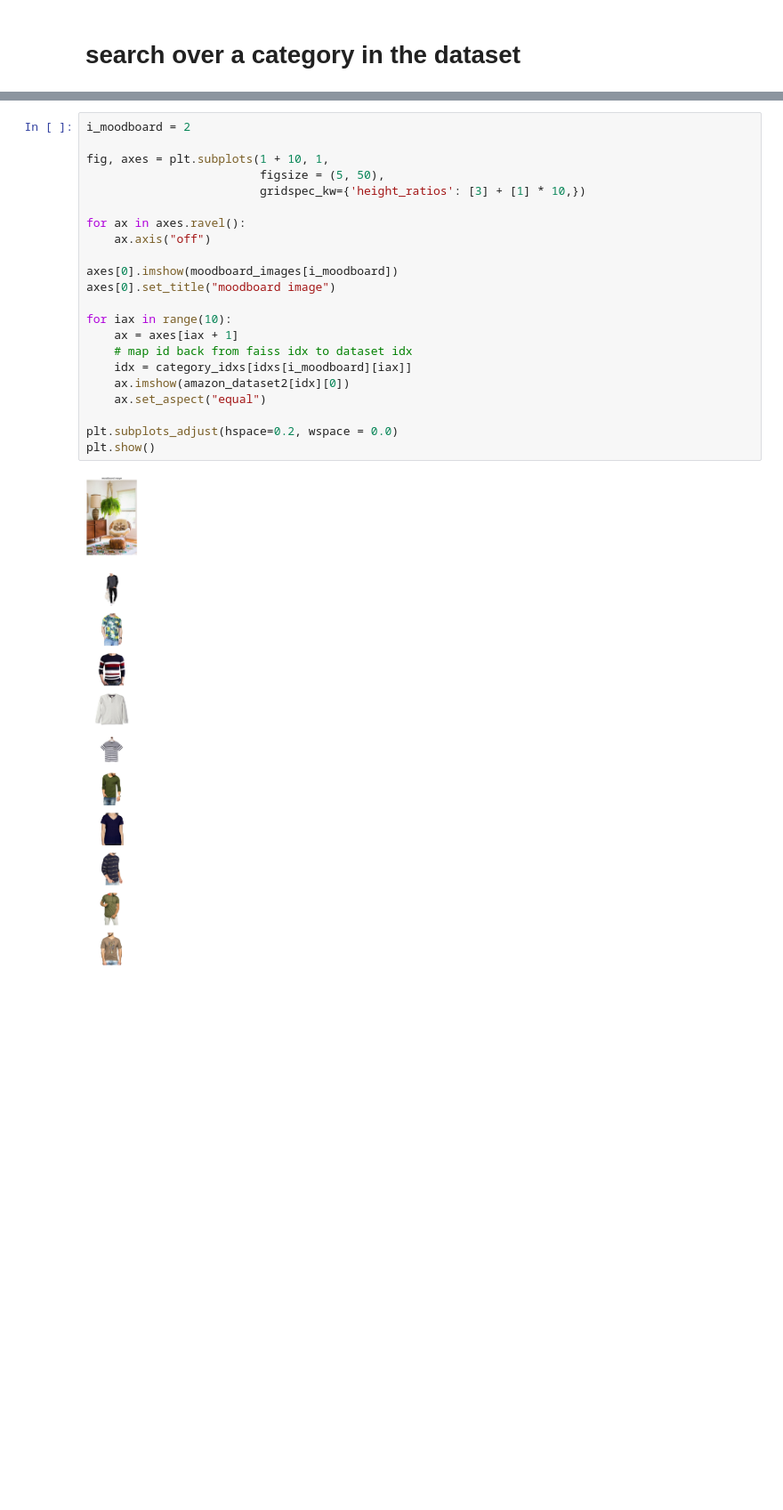
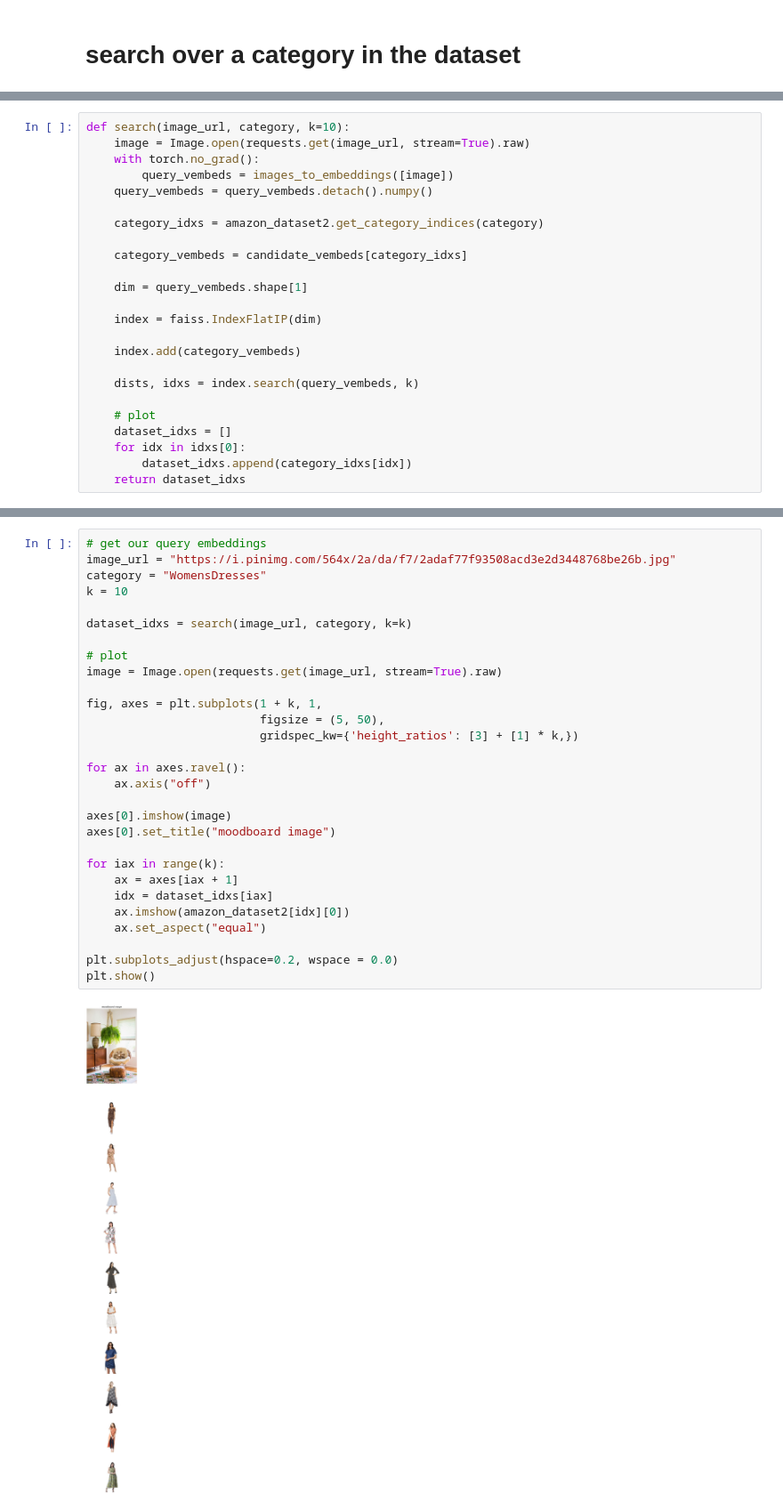
Before and after one commit to jonberliner/moodboard, a Jupyter notebook: moodboard rec with CLIP amazon dataset.ipynb, the cells around one changed output, grey strips where cells are left out. Shown at 89% size. Saved outputs shown, nothing was run; the diff lists cells and outputs as text; blank space fills up the shorter version.

Commit message:
runs with single search function

```diff
--- a/moodboard rec with CLIP amazon dataset.ipynb
+++ b/moodboard rec with CLIP amazon dataset.ipynb
@@ -274,0 +238,24 @@ dists, idxs = index.search(query_vembeds, 10)
+# %%
+def search(image_url, category, k=10):
+    image = Image.open(requests.get(image_url, stream=True).raw)
+    with torch.no_grad():
+        query_vembeds = images_to_embeddings([image])
+    query_vembeds = query_vembeds.detach().numpy()
+
+    category_idxs = amazon_dataset2.get_category_indices(category)
+
+    category_vembeds = candidate_vembeds[category_idxs]
+
+    dim = query_vembeds.shape[1]
+
+    index = faiss.IndexFlatIP(dim)
+
+    index.add(category_vembeds)
+
+    dists, idxs = index.search(query_vembeds, k)
+
+    # plot
+    dataset_idxs = []
+    for idx in idxs[0]:
+        dataset_idxs.append(category_idxs[idx])
+    return dataset_idxs
@@ -275,24 +264,31 @@ dists, idxs = index.search(query_vembeds, 10)
 # %%
-i_moodboard = 2
+# get our query embeddings
+image_url = "https://i.pinimg.com/564x/2a/da/f7/2adaf77f93508acd3e2d3448768be26b.jpg"
+category = "WomensDresses"
+k = 10
 
-fig, axes = plt.subplots(1 + 10, 1,
+dataset_idxs = search(image_url, category, k=k)
+
+# plot
+image = Image.open(requests.get(image_url, stream=True).raw)
+
+fig, axes = plt.subplots(1 + k, 1,
                          figsize = (5, 50),
-                         gridspec_kw={'height_ratios': [3] + [1] * 10,})
+                         gridspec_kw={'height_ratios': [3] + [1] * k,})
 
 for ax in axes.ravel():
     ax.axis("off")
 
-axes[0].imshow(moodboard_images[i_moodboard])
+axes[0].imshow(image)
 axes[0].set_title("moodboard image")
 
-for iax in range(10):
+for iax in range(k):
     ax = axes[iax + 1]
-    # map id back from faiss idx to dataset idx
-    idx = category_idxs[idxs[i_moodboard][iax]]
+    idx = dataset_idxs[iax]
     ax.imshow(amazon_dataset2[idx][0])
     ax.set_aspect("equal")
 
 plt.subplots_adjust(hspace=0.2, wspace = 0.0)
 plt.show()
 # %% [output]
-[figure, old version]
+[figure, new version]
```
Also changed, not shown: parts of 8 cells of this notebook.
